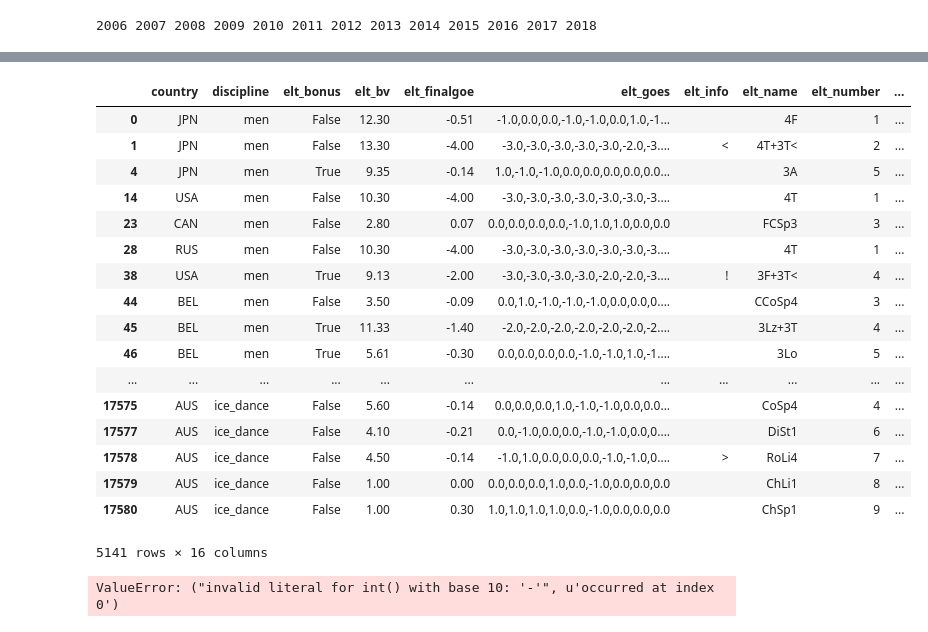
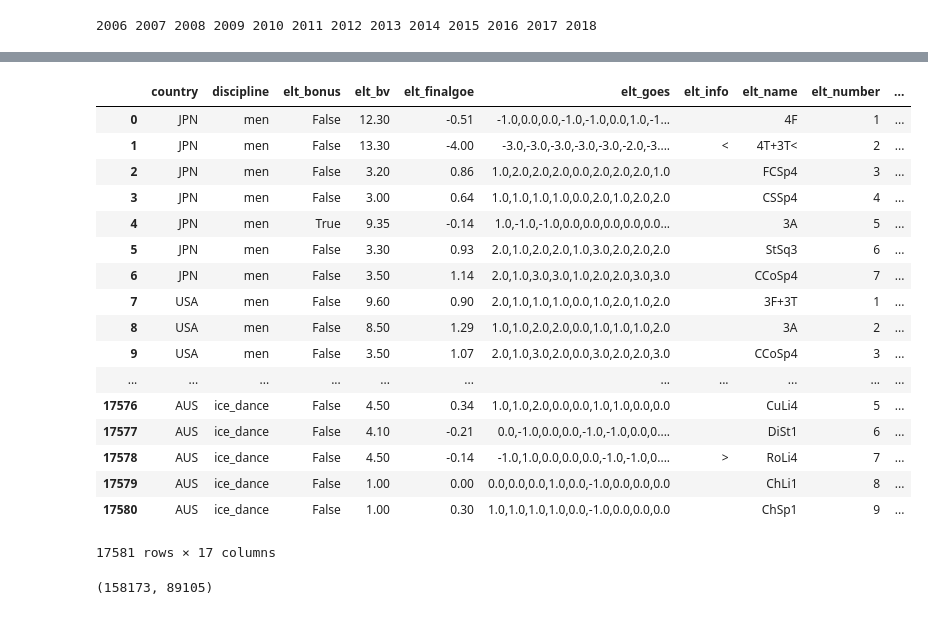
Before and after one commit to mengyazhu96/figure-skating-analysis, a Jupyter notebook: code/bias_nonparametric.ipynb, the cells around one changed output, grey strips where cells are left out. Drawn from its saved outputs; the diff is of its cells as text; code cells hidden in the pictures.

```diff
--- a/code/bias_nonparametric.ipynb
+++ b/code/bias_nonparametric.ipynb
@@ -69,0 +184,12 @@ def remove_mr_ms(judge):
+# %%
+for discipline in scores_not_med.discipline.unique():
+    print discipline
+    relscores = scores_not_med[scores_not_med.discipline == discipline]
+    relscores = relscores[relscores.same_country == 1]
+    N = len(relscores)
+    S = sum(relscores.country_high_low)
+    print S, N, '%.20f' % (1-binom.cdf(S, N, 0.5)), float(S) / N
+    relscores = relscores[relscores.segment_rank <= 6]
+    N = len(relscores)
+    S = sum(relscores.country_high_low)
+    print S, N, '%.20f' % binom.cdf(S, N, 0.5), float(S) / N
@@ -70,6 +298,6 @@ def remove_mr_ms(judge):
 # %%
 panels = {}  # map segment name to judging panel
-# judge_names = set()
+judge_names = set()
 for season in seasons.values():
     for event in season.events:
         for discipline in event.disciplines:
@@ -84,5 +312,6 @@ for season in seasons.values():
                     panel[function] = name
                     if len(name) < 5:
                         print event, segment, name
-#                     judge_names.add(name)
+                    if 'Judge' in official.function and season.champ_year in (2017, 2018):
+                        judge_names.add(name)
                 panels[event.name + '_' + segment.name] = panel
@@ -97,30 +328,3 @@ comp_df['judges'] = comp_df.apply(lambda row: judges[row.segment_name], axis=1)
 # %%
 elts_df['elt_goes'] = elts_df.apply(lambda row: row.elt_goes if row.segment_name != 'gpusa2016_pairs_short'
               else ','.join([goe for goe in row.elt_goes.split(',') if goe != '-']), axis=1)
-# %%
-elts_df[elts_df.elt_goes.str.contains('-')]
-# %% [output]
-|  | country | discipline | elt_bonus | elt_bv | elt_finalgoe | elt_goes | elt_info | elt_name | elt_number | ... |
-| 0 | JPN | men | False | 12.30 | -0.51 | -1.0,0.0,0.0,-1.0,-1.0,0.0,1.0,-1... |  | 4F | 1 | ... |
-| 1 | JPN | men | False | 13.30 | -4.00 | -3.0,-3.0,-3.0,-3.0,-3.0,-2.0,-3.... | < | 4T+3T< | 2 | ... |
-| 4 | JPN | men | True | 9.35 | -0.14 | 1.0,-1.0,-1.0,0.0,0.0,0.0,0.0,0.0... |  | 3A | 5 | ... |
-| 14 | USA | men | False | 10.30 | -4.00 | -3.0,-3.0,-3.0,-3.0,-3.0,-3.0,-3.... |  | 4T | 1 | ... |
-| 23 | CAN | men | False | 2.80 | 0.07 | 0.0,0.0,0.0,0.0,-1.0,1.0,1.0,0.0,0.0 |  | FCSp3 | 3 | ... |
-| 28 | RUS | men | False | 10.30 | -4.00 | -3.0,-3.0,-3.0,-3.0,-3.0,-3.0,-3.... |  | 4T | 1 | ... |
-| 38 | USA | men | True | 9.13 | -2.00 | -3.0,-3.0,-3.0,-3.0,-2.0,-2.0,-3.... | ! | 3F+3T< | 4 | ... |
-| 44 | BEL | men | False | 3.50 | -0.09 | 0.0,1.0,-1.0,-1.0,-1.0,0.0,0.0,0.... |  | CCoSp4 | 3 | ... |
-| 45 | BEL | men | True | 11.33 | -1.40 | -2.0,-2.0,-2.0,-2.0,-2.0,-2.0,-2.... |  | 3Lz+3T | 4 | ... |
-| 46 | BEL | men | True | 5.61 | -0.30 | 0.0,0.0,0.0,0.0,-1.0,-1.0,1.0,-1.... |  | 3Lo | 5 | ... |
-| ... | ... | ... | ... | ... | ... | ... | ... | ... | ... | ... |
-| 17575 | AUS | ice_dance | False | 5.60 | -0.14 | 0.0,0.0,0.0,1.0,-1.0,-1.0,0.0,0.0... |  | CoSp4 | 4 | ... |
-| 17577 | AUS | ice_dance | False | 4.10 | -0.21 | 0.0,-1.0,0.0,0.0,-1.0,-1.0,0.0,0.... |  | DiSt1 | 6 | ... |
-| 17578 | AUS | ice_dance | False | 4.50 | -0.14 | -1.0,1.0,0.0,0.0,0.0,-1.0,-1.0,0.... | > | RoLi4 | 7 | ... |
-| 17579 | AUS | ice_dance | False | 1.00 | 0.00 | 0.0,0.0,0.0,1.0,0.0,-1.0,0.0,0.0,0.0 |  | ChLi1 | 8 | ... |
-| 17580 | AUS | ice_dance | False | 1.00 | 0.30 | 1.0,1.0,1.0,1.0,0.0,-1.0,0.0,0.0,0.0 |  | ChSp1 | 9 | ... |
-5141 rows × 16 columns
-# %%
-for i, row in elts_df.iterrows():
-    goes = row.elt_goes.split(',')
-    if '-' in goes
-# %% [output]
-ValueError: ("invalid literal for int() with base 10: '-'", u'occurred at index 0')
@@ -126,0 +334,2 @@ ValueError: ("invalid literal for int() with base 10: '-'", u'occurred at index
+# %%
+elts_df['median_goe'] = elts_df.apply(lambda row: np.median(map(float, row.elt_goes.split(','))), axis=1)
@@ -126,0 +338,25 @@ ValueError: ("invalid literal for int() with base 10: '-'", u'occurred at index
+# %%
+elts_df
+# %% [output]
+|  | country | discipline | elt_bonus | elt_bv | elt_finalgoe | elt_goes | elt_info | elt_name | elt_number | ... |
+| 0 | JPN | men | False | 12.30 | -0.51 | -1.0,0.0,0.0,-1.0,-1.0,0.0,1.0,-1... |  | 4F | 1 | ... |
+| 1 | JPN | men | False | 13.30 | -4.00 | -3.0,-3.0,-3.0,-3.0,-3.0,-2.0,-3.... | < | 4T+3T< | 2 | ... |
+| 2 | JPN | men | False | 3.20 | 0.86 | 1.0,2.0,2.0,2.0,0.0,2.0,2.0,2.0,1.0 |  | FCSp4 | 3 | ... |
+| 3 | JPN | men | False | 3.00 | 0.64 | 1.0,1.0,1.0,1.0,0.0,2.0,1.0,2.0,2.0 |  | CSSp4 | 4 | ... |
+| 4 | JPN | men | True | 9.35 | -0.14 | 1.0,-1.0,-1.0,0.0,0.0,0.0,0.0,0.0... |  | 3A | 5 | ... |
+| 5 | JPN | men | False | 3.30 | 0.93 | 2.0,1.0,2.0,2.0,1.0,3.0,2.0,2.0,2.0 |  | StSq3 | 6 | ... |
+| 6 | JPN | men | False | 3.50 | 1.14 | 2.0,1.0,3.0,3.0,1.0,2.0,2.0,3.0,3.0 |  | CCoSp4 | 7 | ... |
+| 7 | USA | men | False | 9.60 | 0.90 | 2.0,1.0,1.0,1.0,0.0,1.0,2.0,1.0,2.0 |  | 3F+3T | 1 | ... |
+| 8 | USA | men | False | 8.50 | 1.29 | 1.0,1.0,2.0,2.0,0.0,1.0,1.0,1.0,2.0 |  | 3A | 2 | ... |
+| 9 | USA | men | False | 3.50 | 1.07 | 2.0,1.0,3.0,2.0,0.0,3.0,2.0,2.0,3.0 |  | CCoSp4 | 3 | ... |
+| ... | ... | ... | ... | ... | ... | ... | ... | ... | ... | ... |
+| 17576 | AUS | ice_dance | False | 4.50 | 0.34 | 1.0,1.0,2.0,0.0,0.0,1.0,1.0,0.0,0.0 |  | CuLi4 | 5 | ... |
+| 17577 | AUS | ice_dance | False | 4.10 | -0.21 | 0.0,-1.0,0.0,0.0,-1.0,-1.0,0.0,0.... |  | DiSt1 | 6 | ... |
+| 17578 | AUS | ice_dance | False | 4.50 | -0.14 | -1.0,1.0,0.0,0.0,0.0,-1.0,-1.0,0.... | > | RoLi4 | 7 | ... |
+| 17579 | AUS | ice_dance | False | 1.00 | 0.00 | 0.0,0.0,0.0,1.0,0.0,-1.0,0.0,0.0,0.0 |  | ChLi1 | 8 | ... |
+| 17580 | AUS | ice_dance | False | 1.00 | 0.30 | 1.0,1.0,1.0,1.0,0.0,-1.0,0.0,0.0,0.0 |  | ChSp1 | 9 | ... |
+17581 rows × 17 columns
+# %%
+len(elts_df), len(comp_df)
+# %% [output]
+(158173, 89105)
```
Also changed, not shown: parts of 40 cells of this notebook, 1 other file.
